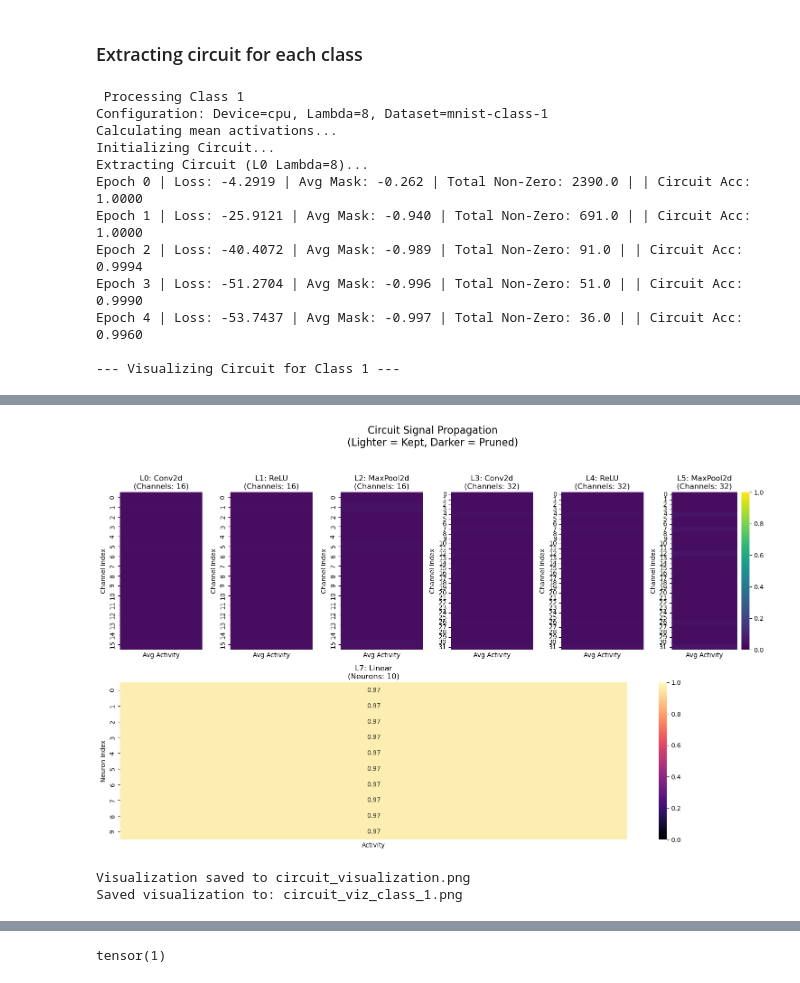
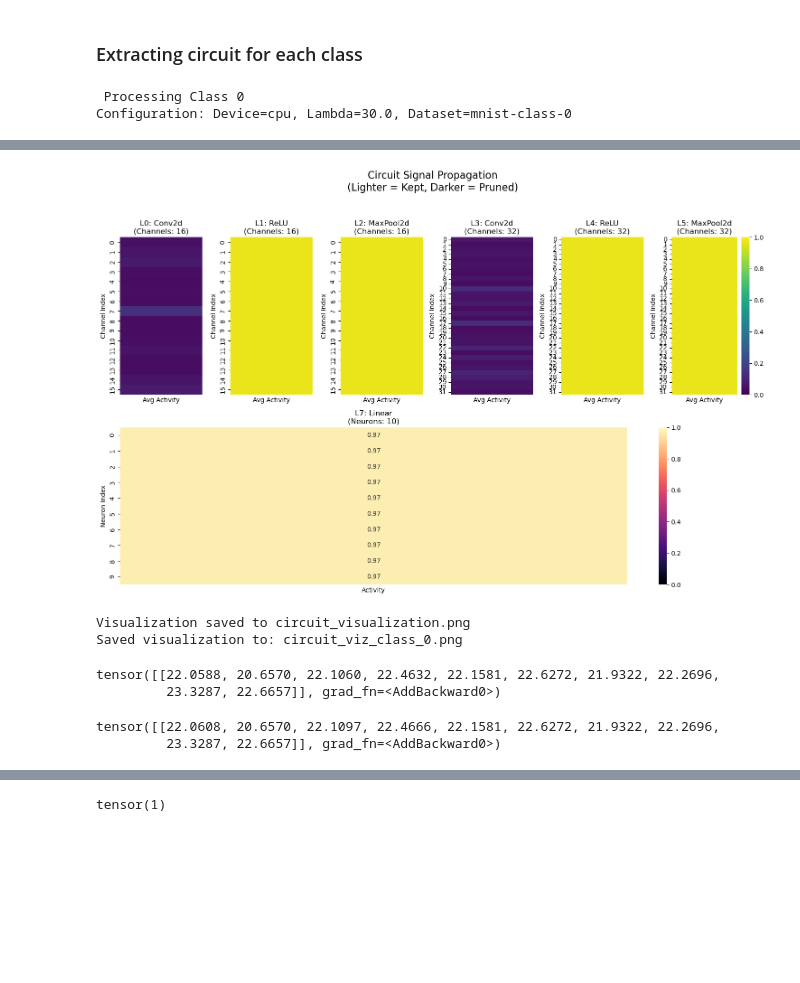
Before and after one commit to cabbage-patch69/Mechanistic-Interpretability, a Jupyter notebook: circuits.ipynb, the cells around one changed output, grey strips where cells are left out. Drawn from its saved outputs; the diff is of its cells as text; code cells hidden in the pictures; blank space fills up the shorter version.

Commit message:
circuit discovery partially successful

```diff
--- a/circuits.ipynb
+++ b/circuits.ipynb
@@ -145,7 +147,7 @@ def run_class_circuit(class_idx: int, model, epochs=9, l0_lambda=0.05, lr=1e-3,
     print(f"Configuration: Device={device}, Lambda={l0_lambda}, Dataset={ds_name}")
 
     circuit = train.extract_circuit(
-        model=model,
+        model=deepcopy(model),
         lr=lr,
         b1=0.9, b2=0.999,
         ds_name=ds_name,
@@ -172,17 +174,7 @@ def run_class_circuit(class_idx: int, model, epochs=9, l0_lambda=0.05, lr=1e-3,
 
     return circuit
 # %%
-circuit_1 = run_class_circuit(class_idx=1, model=model, epochs=5,l0_lambda=8, lr=1e-1, mean_ablation=False)
+circuit_0 = run_class_circuit(class_idx=0, model=model, epochs=10,l0_lambda=3e+1, lr=1e-1, mean_ablation=True)
 # %% [output]
- Processing Class 1
-Configuration: Device=cpu, Lambda=8, Dataset=mnist-class-1
-Calculating mean activations...
-Initializing Circuit...
-Extracting Circuit (L0 Lambda=8)...
-Epoch 0 | Loss: -4.2919 | Avg Mask: -0.262 | Total Non-Zero: 2390.0 | | Circuit Acc: 1.0000
-Epoch 1 | Loss: -25.9121 | Avg Mask: -0.940 | Total Non-Zero: 691.0 | | Circuit Acc: 1.0000
-Epoch 2 | Loss: -40.4072 | Avg Mask: -0.989 | Total Non-Zero: 91.0 | | Circuit Acc: 0.9994
-Epoch 3 | Loss: -51.2704 | Avg Mask: -0.996 | Total Non-Zero: 51.0 | | Circuit Acc: 0.9990
-Epoch 4 | Loss: -53.7437 | Avg Mask: -0.997 | Total Non-Zero: 36.0 | | Circuit Acc: 0.9960
-
---- Visualizing Circuit for Class 1 ---
+ Processing Class 0
+Configuration: Device=cpu, Lambda=30.0, Dataset=mnist-class-0
@@ -189,3 +197,15 @@ Epoch 4 | Loss: -53.7437 | Avg Mask: -0.997 | Total Non-Zero: 36.0 | | Circuit A
-[figure, old version]
+[figure, new version]
-Visualization saved to circuit_visualization.png
-Saved visualization to: circuit_viz_class_1.png
+Visualization saved to circuit_visualization.png
+Saved visualization to: circuit_viz_class_0.png
+# %%
+x = torch.randn(1,1,28,28)
+circuit_0(x)
+# %% [output]
+tensor([[22.0588, 20.6570, 22.1060, 22.4632, 22.1581, 22.6272, 21.9322, 22.2696,
+         23.3287, 22.6657]], grad_fn=<AddBackward0>)
+# %%
+x = torch.randn(1,1,28,28)
+circuit_0(x)
+# %% [output]
+tensor([[22.0608, 20.6570, 22.1097, 22.4666, 22.1581, 22.6272, 21.9322, 22.2696,
+         23.3287, 22.6657]], grad_fn=<AddBackward0>)
```
Also changed, not shown: parts of 17 cells of this notebook, 5 other files.
